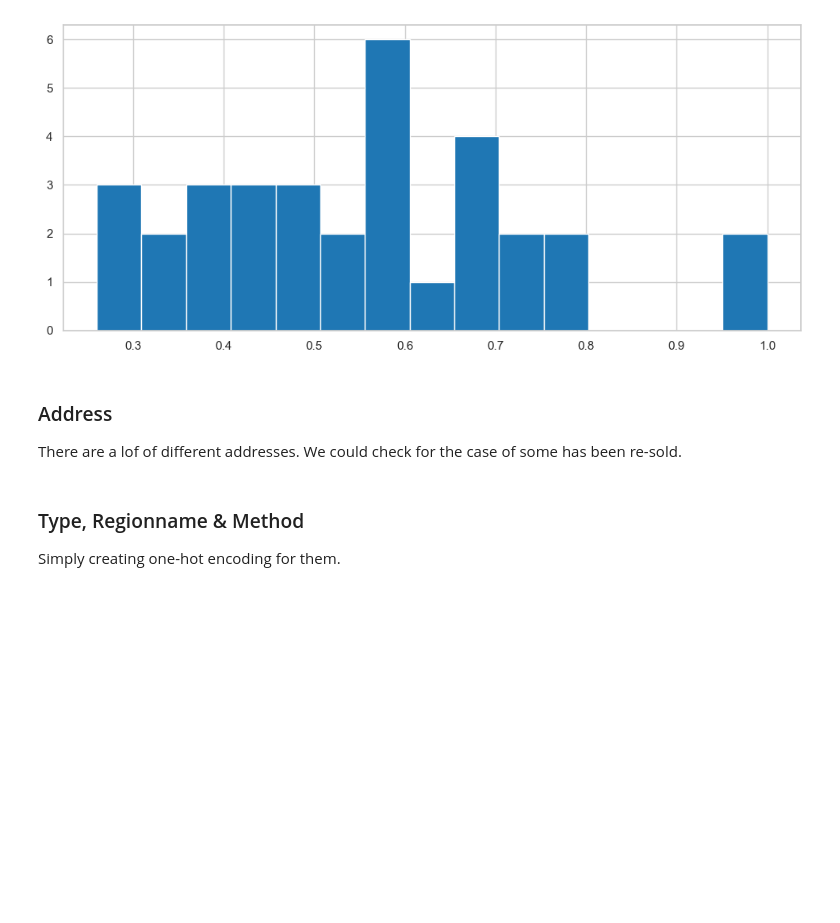
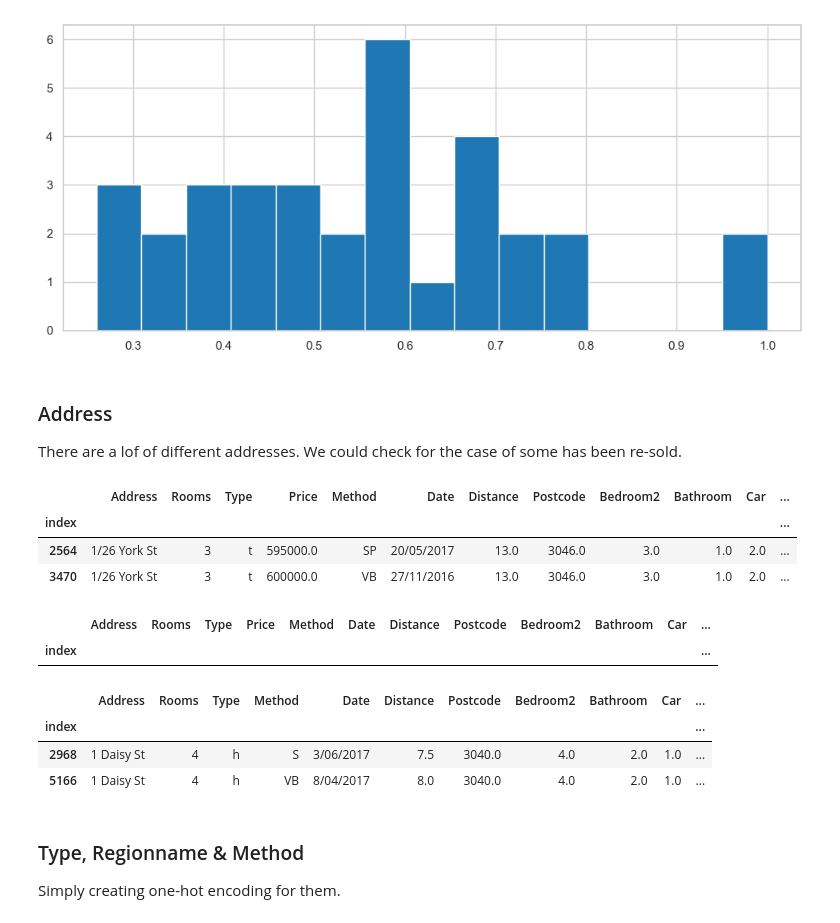
Before and after one commit to nil-andreu/machine-learning-posgrade, a Jupyter notebook: Project 2: Housing Price Prediction/House Pred.ipynb, the cells around one changed output. Saved outputs shown, nothing was run; the diff lists cells and outputs as text; code cells hidden in the pictures; blank space fills up the shorter version.

```diff
--- a/Project 2: Housing Price Prediction/House Pred.ipynb
+++ b/Project 2: Housing Price Prediction/House Pred.ipynb
@@ -1150,8 +1156,19 @@ def check_resold_houses(data: pd.DataFrame):
     return data, address_feature
 # %%
 train_set_processed, _ = check_resold_houses(train_set_processed)
-train_set_processed, _ = check_resold_houses(train_set_processed)
-train_set_processed, _ = check_resold_houses(train_set_processed)
+valid_set_processed, _ = check_resold_houses(valid_set_processed)
+test_set_processed, _ = check_resold_houses(test_set_processed)
+# %% [output]
+|  | Address | Rooms | Type | Price | Method | Date | Distance | Postcode | Bedroom2 | Bathroom | Car | ... |
+| index |  |  |  |  |  |  |  |  |  |  |  | ... |
+| 2564 | 1/26 York St | 3 | t | 595000.0 | SP | 20/05/2017 | 13.0 | 3046.0 | 3.0 | 1.0 | 2.0 | ... |
+| 3470 | 1/26 York St | 3 | t | 600000.0 | VB | 27/11/2016 | 13.0 | 3046.0 | 3.0 | 1.0 | 2.0 | ... |
+|  | Address | Rooms | Type | Price | Method | Date | Distance | Postcode | Bedroom2 | Bathroom | Car | ... |
+| index |  |  |  |  |  |  |  |  |  |  |  | ... |
+|  | Address | Rooms | Type | Method | Date | Distance | Postcode | Bedroom2 | Bathroom | Car | ... |
+| index |  |  |  |  |  |  |  |  |  |  | ... |
+| 2968 | 1 Daisy St | 4 | h | S | 3/06/2017 | 7.5 | 3040.0 | 4.0 | 2.0 | 1.0 | ... |
+| 5166 | 1 Daisy St | 4 | h | VB | 8/04/2017 | 8.0 | 3040.0 | 4.0 | 2.0 | 1.0 | ... |
 # %%
 train_set_processed.drop(['Address'], axis=1, inplace=True)
 valid_set_processed.drop(['Address'], axis=1, inplace=True)
```
Also changed, not shown: parts of 55 cells of this notebook, 1 other file.
